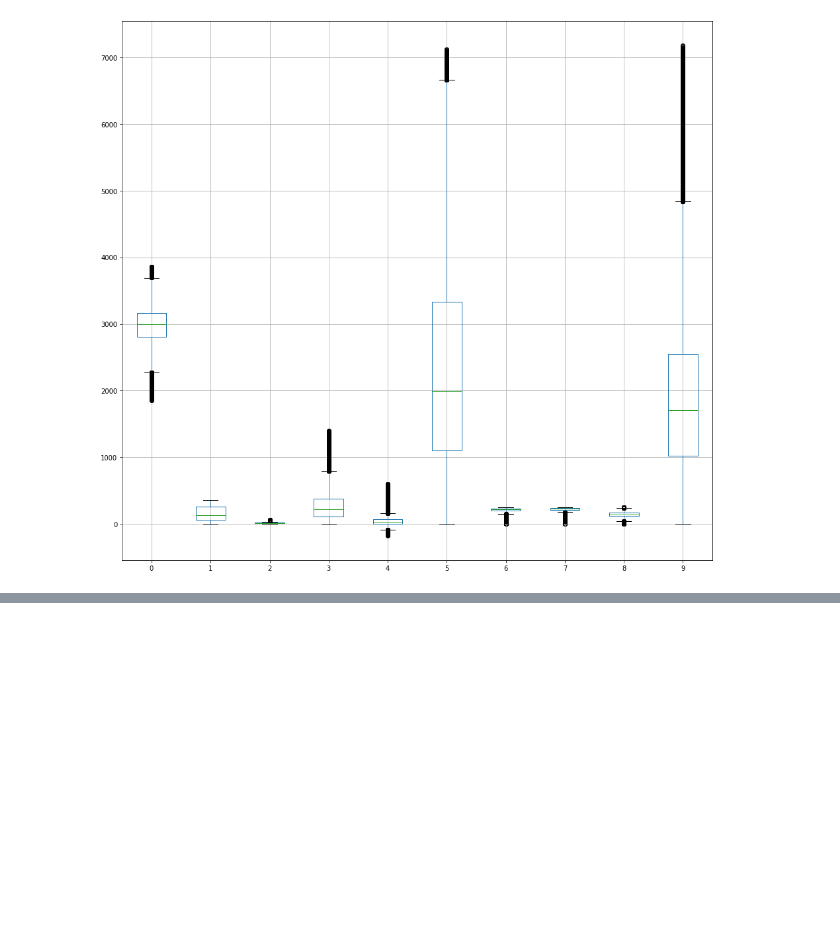
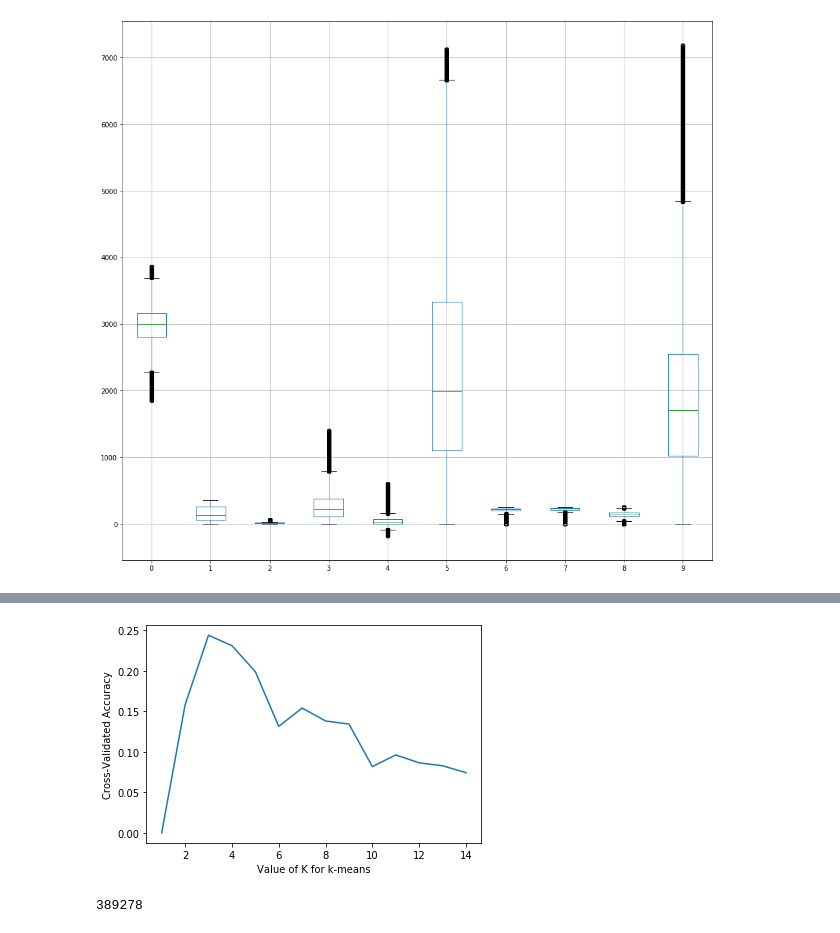
Before and after one commit to karololeksy/CovertypeClassification, a Jupyter notebook: Project notebook.ipynb, the cells around one changed output, grey strips where cells are left out. Cells and saved outputs as stored; diff of their text form; code cells hidden in the pictures; blank space fills up the shorter version.

```diff
--- a/Project notebook.ipynb
+++ b/Project notebook.ipynb
@@ -268,0 +318,23 @@ test['result'][1351]
+# %%
+# k-means
+
+from sklearn.cluster import KMeans
+
+k_means_range = range(1, 15)
+k_means_scores = []
+
+for k in k_means_range:
+    kmeans = KMeans(n_clusters=k)
+    scores = cross_val_score(kmeans, x_train, y_train, cv=6, scoring='accuracy')
+    k_means_scores.append(scores.mean())
+
+plt.plot(k_means_range, k_means_scores)
+plt.xlabel('Value of K for k-means')
+plt.ylabel('Cross-Validated Accuracy')
+plt.show()
+# %% [output]
+[figure, added]
+# %%
+389278
+# %% [output]
+389278
```
Also changed, not shown: parts of 7 cells of this notebook.
